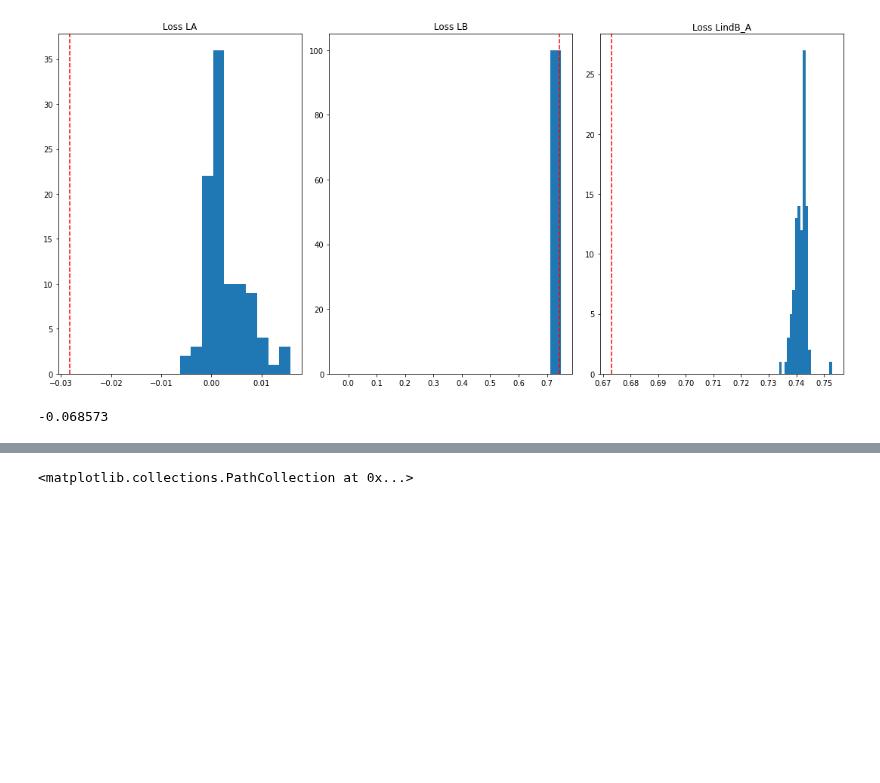
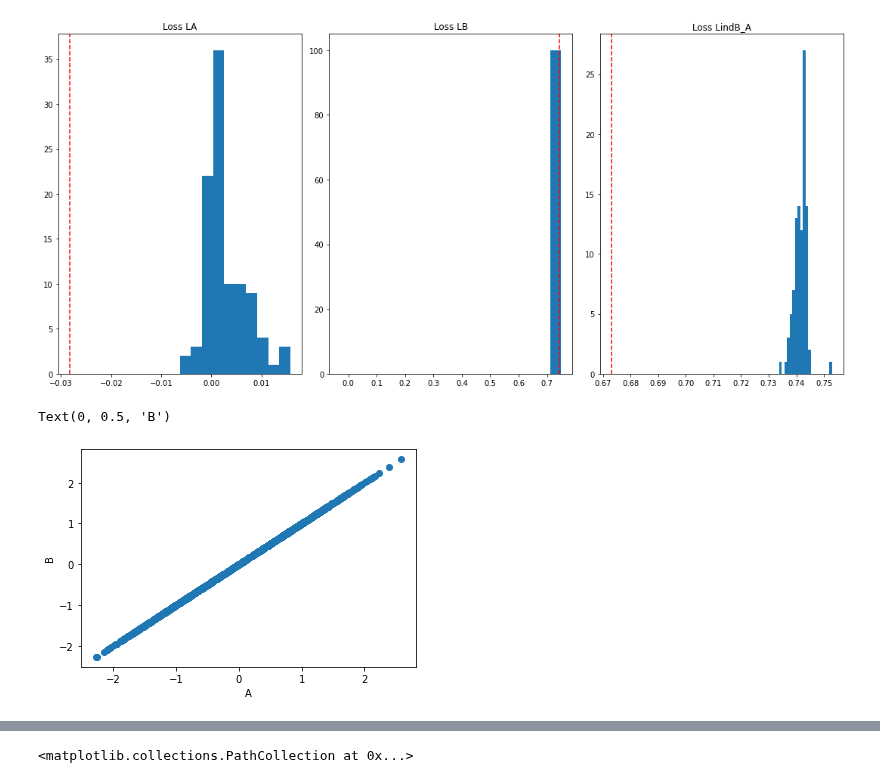
Before and after one commit to BIRDSgroup/NLCD, a Jupyter notebook: CITNonLinear.ipynb, the cells around one changed output, grey strips where cells are left out. Saved outputs shown, nothing was run; the diff lists cells and outputs as text; code cells hidden in the pictures; blank space fills up the shorter version.

```diff
--- a/CITNonLinear.ipynb
+++ b/CITNonLinear.ipynb
@@ -350,7 +350,3 @@ axs[2].axvline(true_LBresidual,linestyle='dashed',color='red')
 plt.show()
 # %% [output]
 [figure]
-# %%
-true_LA
-# %% [output]
--0.068573
@@ -358,0 +365,7 @@ true_LA
+# %%
+plt.scatter(A,B)
+plt.xlabel("A")
+plt.ylabel("B")
+# %% [output]
+Text(0, 0.5, 'B')
+[figure, added]
```
Also changed, not shown: parts of 58 cells of this notebook.
